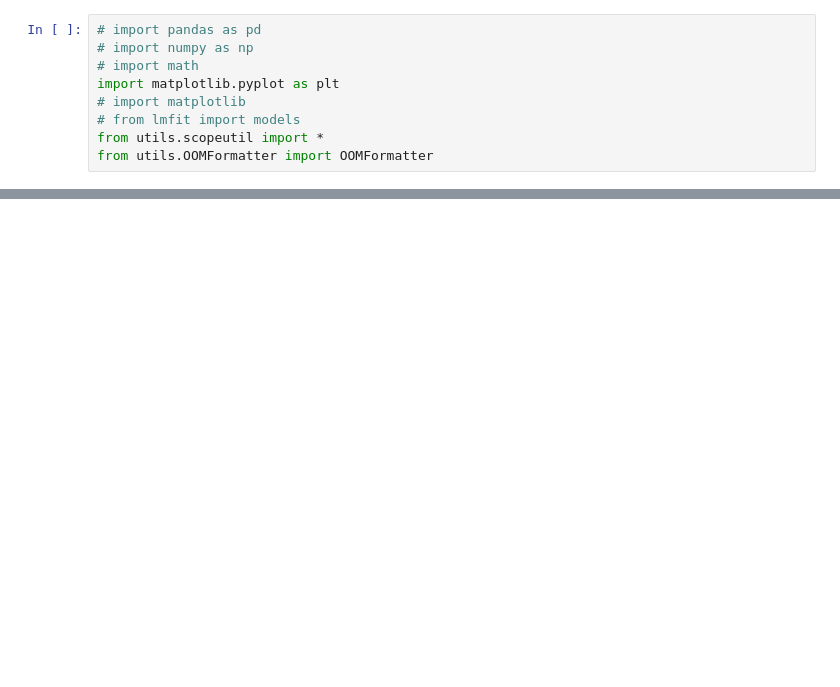
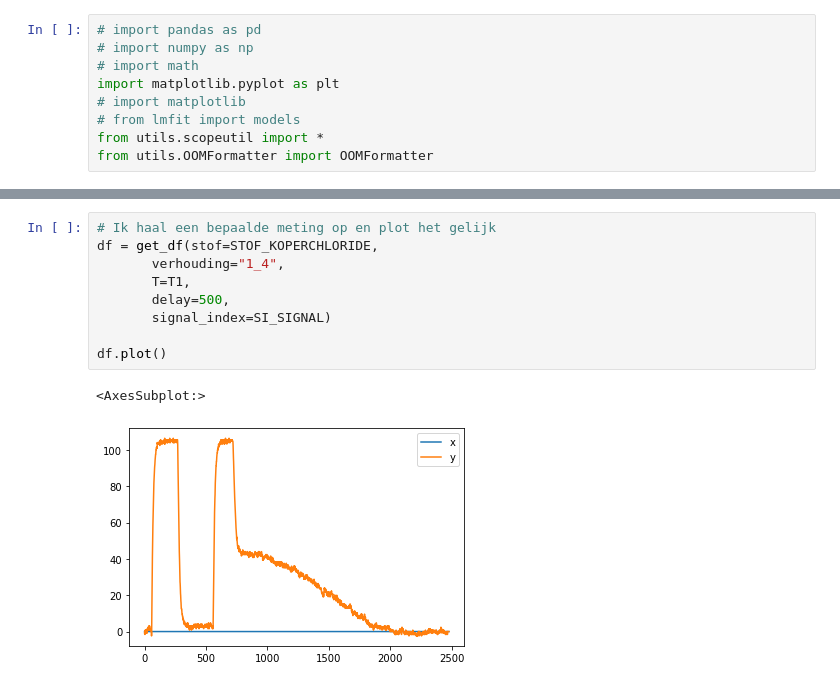
Before and after one commit to everydayanchovies/NMR, a Jupyter notebook: notebooks/nmr_dag_1.ipynb, the cells around one changed output, grey strips where cells are left out. Cells and saved outputs as stored; diff of their text form; blank space fills up the shorter version.

```diff
--- a/notebooks/nmr_dag_1.ipynb
+++ b/notebooks/nmr_dag_1.ipynb
@@ -27,0 +10,12 @@ for verhouding in mogelijke_verhoudingen_van_koperchloride:
+# %%
+# Ik haal een bepaalde meting op en plot het gelijk
+df = get_df(stof=STOF_KOPERCHLORIDE,
+       verhouding="1_4",
+       T=T1,
+       delay=500,
+       signal_index=SI_SIGNAL)
+
+df.plot()
+# %% [output]
+<AxesSubplot:>
+[figure, added]
```
Also changed, not shown: parts of 5 cells of this notebook, 1 other file.
